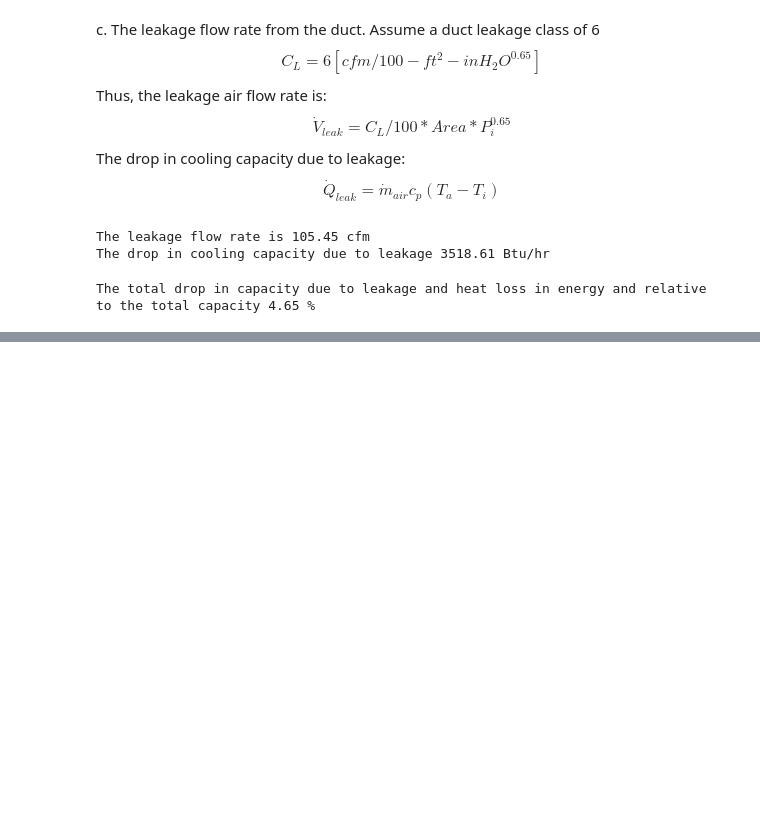
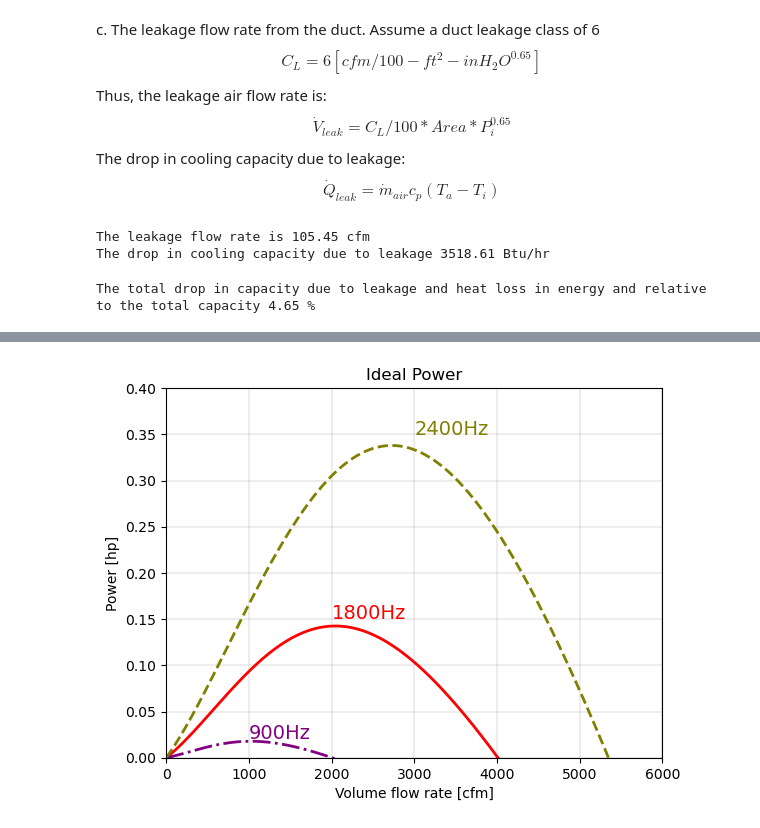
Before and after one commit to JieMa1202/CE414, a Jupyter notebook: Homework/Homework #5 #6.ipynb, the cells around one changed output, grey strips where cells are left out. Saved outputs shown, nothing was run; the diff lists cells and outputs as text; code cells hidden in the pictures; blank space fills up the shorter version.

```diff
--- a/Homework/Homework #5 #6.ipynb
+++ b/Homework/Homework #5 #6.ipynb
@@ -95,0 +184,17 @@ The total drop in capacity due to leakage and heat loss in energy and relative t
+# %%
+plt.plot(V, W,'-',color='red',linewidth=2)
+plt.plot(V_1, W_1,'-.',color='purple',linewidth=2)
+plt.plot(V_2, W_2,'--',color='olive',linewidth=2)
+plt.grid(True, color='gray', linestyle='-', linewidth=0.2)
+plt.xlabel('Volume flow rate [cfm]')
+plt.ylabel('Power [hp]')
+plt.title('Ideal Power')
+plt.text(2000, 0.15, "1800Hz", fontsize=14, color='red')
+plt.text(1000, 0.02, "900Hz", fontsize=14, color='purple')
+plt.text(3000, 0.35, "2400Hz", fontsize=14, color='olive')
+plt.xlim(0, 6000)
+plt.ylim(0, 0.4)
+plt.show()
+plt.show()
+# %% [output]
+[figure, added]
```
Also changed, not shown: parts of 9 cells of this notebook.
